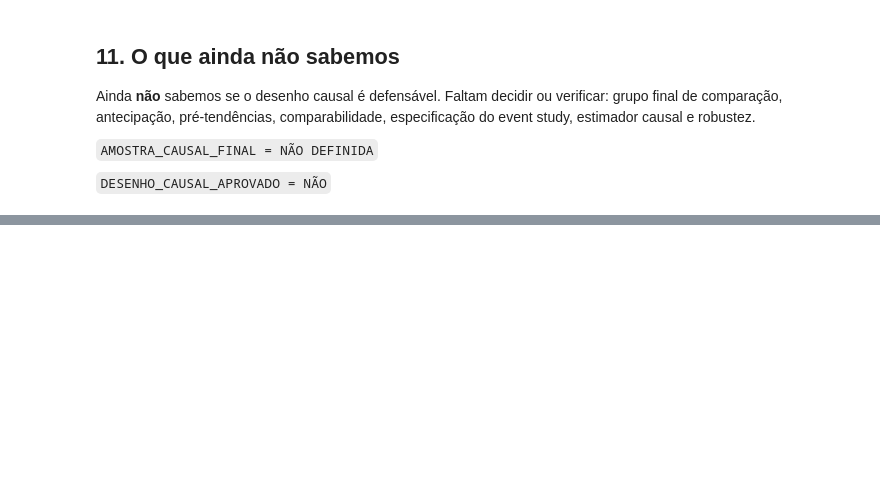
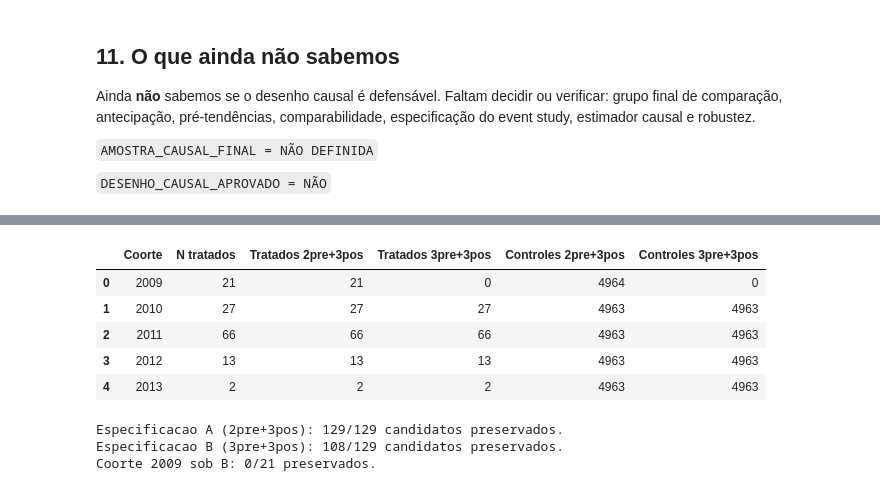
Before and after one commit to ariel-velardo/data-science-projects, a Jupyter notebook: projetos/big-data-expansao-rede-federal-economia-municipal/notebooks/01_analise_expansao_rede_federal_economia_municipal.ipynb, the cells around one changed output, grey strips where cells are left out. Saved outputs shown, nothing was run; the diff lists cells and outputs as text; code cells hidden in the pictures; blank space fills up the shorter version.

```diff
--- a/projetos/big-data-expansao-rede-federal-economia-municipal/notebooks/01_analise_expansao_rede_federal_economia_municipal.ipynb
+++ b/projetos/big-data-expansao-rede-federal-economia-municipal/notebooks/01_analise_expansao_rede_federal_economia_municipal.ipynb
@@ -262,0 +438,29 @@ O próximo passo é o gate de identificação causal. Depois dele, se aprovado:
+# %%
+comparacao_janelas = resumo_coortes[[
+    'ano_coorte_candidata', 'n_candidatos', 'n_elegivel_diag_2pre_3pos', 'n_elegivel_diag_3pre_3pos'
+]].merge(
+    controles_coortes[['ano_coorte_candidata', 'controles_2pre_3pos', 'controles_3pre_3pos']],
+    on='ano_coorte_candidata',
+)
+comparacao_janelas['ano_coorte_candidata'] = comparacao_janelas['ano_coorte_candidata'].astype(int)
+comparacao_janelas.columns = [
+    'Coorte', 'N tratados', 'Tratados 2pre+3pos', 'Tratados 3pre+3pos',
+    'Controles 2pre+3pos', 'Controles 3pre+3pos',
+]
+display(estilizar_tabela_ipt(comparacao_janelas))
+
+total_a = int(comparacao_janelas['Tratados 2pre+3pos'].sum())
+total_b = int(comparacao_janelas['Tratados 3pre+3pos'].sum())
+print(f"Especificacao A (2pre+3pos): {total_a}/129 candidatos preservados.")
+print(f"Especificacao B (3pre+3pos): {total_b}/129 candidatos preservados.")
+print(f"Coorte 2009 sob B: {int(comparacao_janelas.loc[comparacao_janelas['Coorte'] == 2009, 'Tratados 3pre+3pos'].iloc[0])}/21 preservados.")
+# %% [output]
+|  | Coorte | N tratados | Tratados 2pre+3pos | Tratados 3pre+3pos | Controles 2pre+3pos | Controles 3pre+3pos |
+| 0 | 2009 | 21 | 21 | 0 | 4964 | 0 |
+| 1 | 2010 | 27 | 27 | 27 | 4963 | 4963 |
+| 2 | 2011 | 66 | 66 | 66 | 4963 | 4963 |
+| 3 | 2012 | 13 | 13 | 13 | 4963 | 4963 |
+| 4 | 2013 | 2 | 2 | 2 | 4963 | 4963 |
+Especificacao A (2pre+3pos): 129/129 candidatos preservados.
+Especificacao B (3pre+3pos): 108/129 candidatos preservados.
+Coorte 2009 sob B: 0/21 preservados.
```
Also changed, not shown: parts of 36 cells of this notebook, 2 other files.
